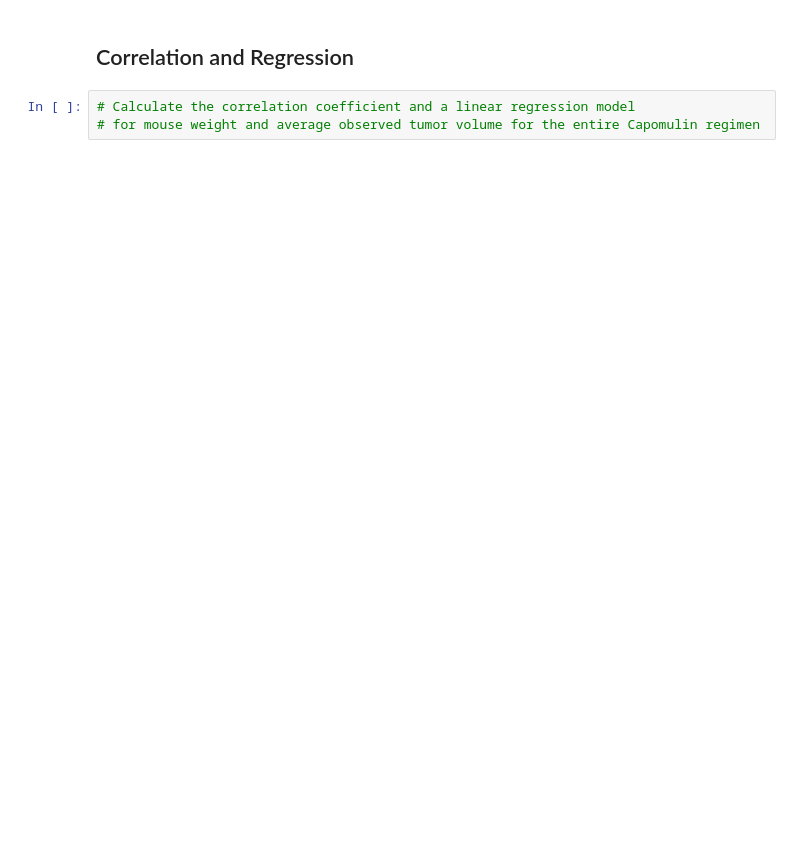
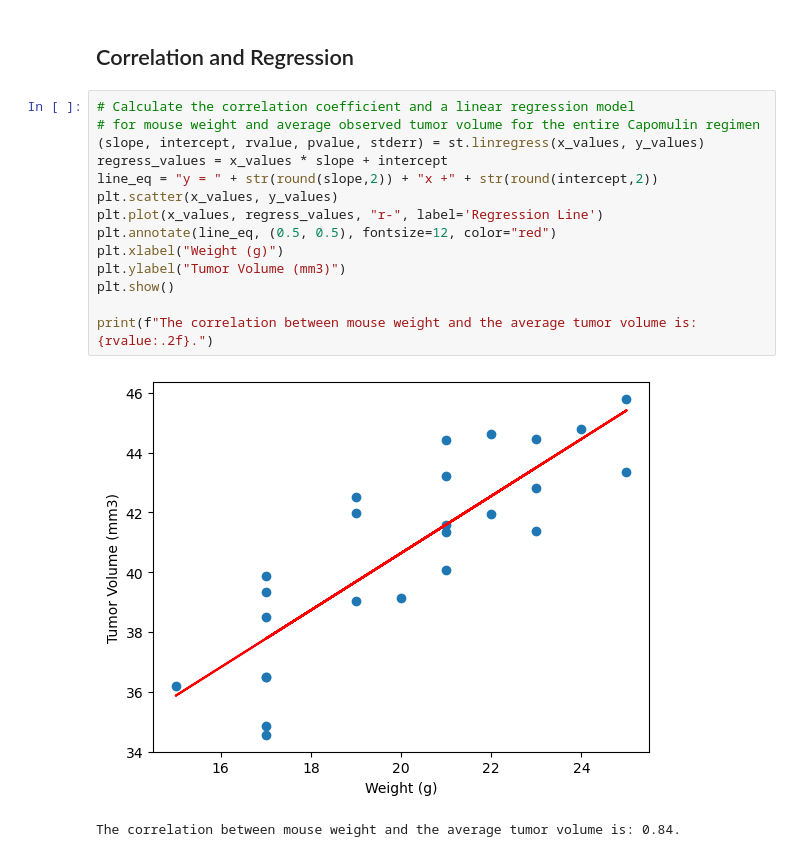
Before and after one commit to rooprg/pymaceuticals_challenge, a Jupyter notebook: pymaceuticals_starter.ipynb, the cells around one changed output. Saved outputs shown, nothing was run; the diff lists cells and outputs as text; blank space fills up the shorter version.

```diff
--- a/pymaceuticals_starter.ipynb
+++ b/pymaceuticals_starter.ipynb
@@ -283,5 +266,19 @@ Name: Tumor Volume (mm3), dtype: float64
 # %% [markdown]
 ## Correlation and Regression
-# %%
-# Calculate the correlation coefficient and a linear regression model
-# for mouse weight and average observed tumor volume for the entire Capomulin regimen
+# %%
+# Calculate the correlation coefficient and a linear regression model
+# for mouse weight and average observed tumor volume for the entire Capomulin regimen
+(slope, intercept, rvalue, pvalue, stderr) = st.linregress(x_values, y_values)
+regress_values = x_values * slope + intercept
+line_eq = "y = " + str(round(slope,2)) + "x +" + str(round(intercept,2))
+plt.scatter(x_values, y_values)
+plt.plot(x_values, regress_values, "r-", label='Regression Line')
+plt.annotate(line_eq, (0.5, 0.5), fontsize=12, color="red")
+plt.xlabel("Weight (g)")
+plt.ylabel("Tumor Volume (mm3)")
+plt.show()
+
+print(f"The correlation between mouse weight and the average tumor volume is: {rvalue:.2f}.")
+# %% [output]
+[figure, added]
+The correlation between mouse weight and the average tumor volume is: 0.84.
```
Also changed, not shown: parts of 2 cells of this notebook.
